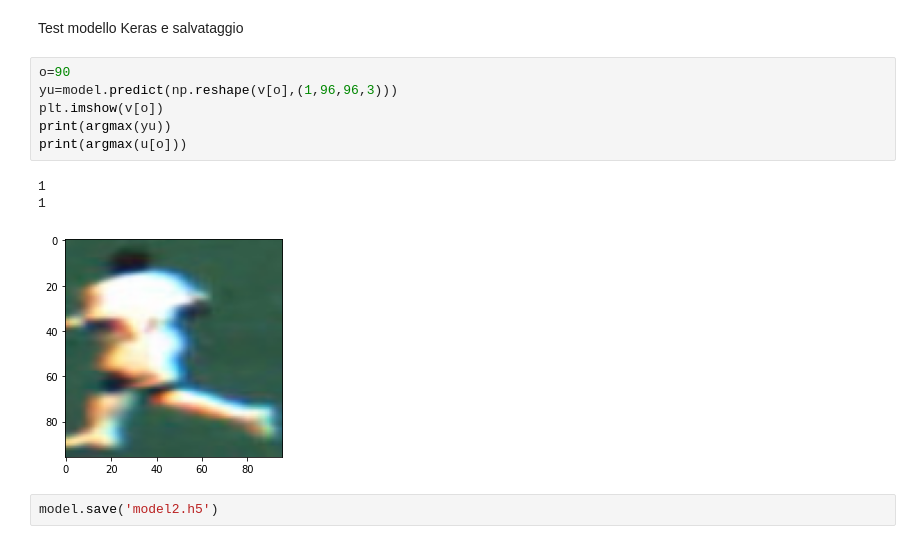
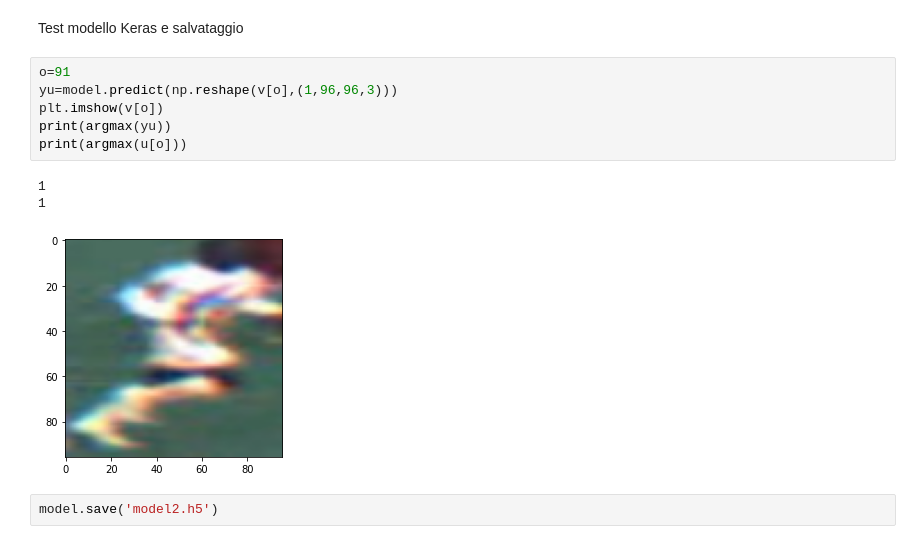
Before and after one commit to LRalli/FOOTPAD, a Jupyter notebook: Footpad.ipynb, the cells around one changed output. Cells and saved outputs as stored; diff of their text form.

```diff
--- a/Footpad.ipynb
+++ b/Footpad.ipynb
@@ -182,15 +183,15 @@ Epoch 500/500
 # %% [markdown]
 Test modello Keras e salvataggio
 # %%
-o=90
+o=91
 yu=model.predict(np.reshape(v[o],(1,96,96,3)))
 plt.imshow(v[o])
 print(argmax(yu))
 print(argmax(u[o]))
 # %% [output]
 1
 1
-[figure, old version]
+[figure, new version]
 # %%
 model.save('model2.h5')
 # %% [markdown]
```
Also changed, not shown: parts of 6 cells of this notebook.
